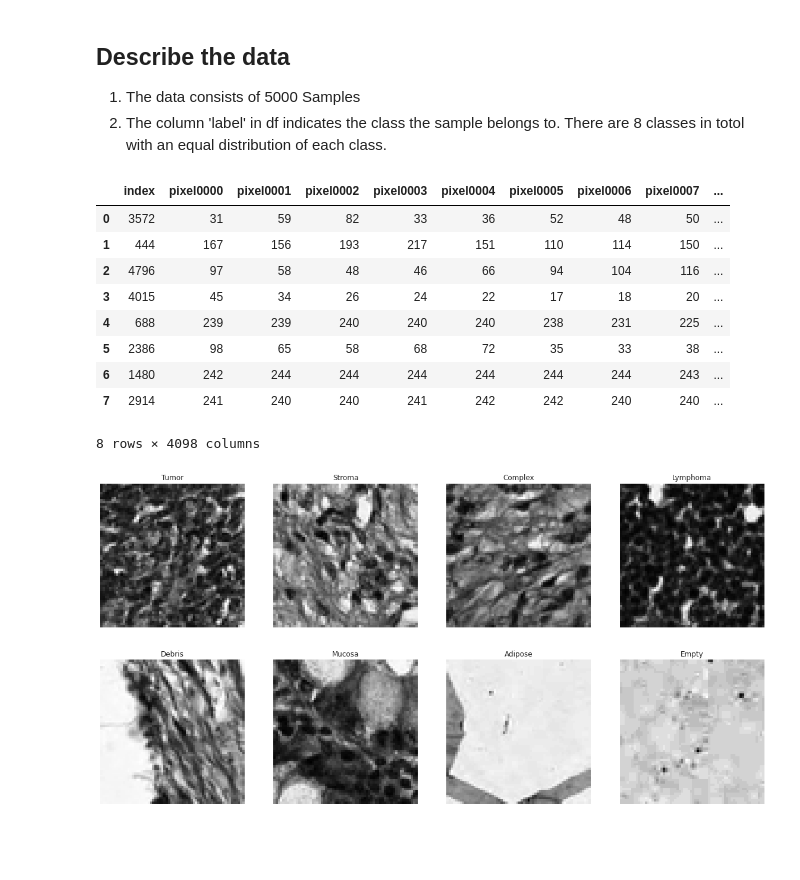
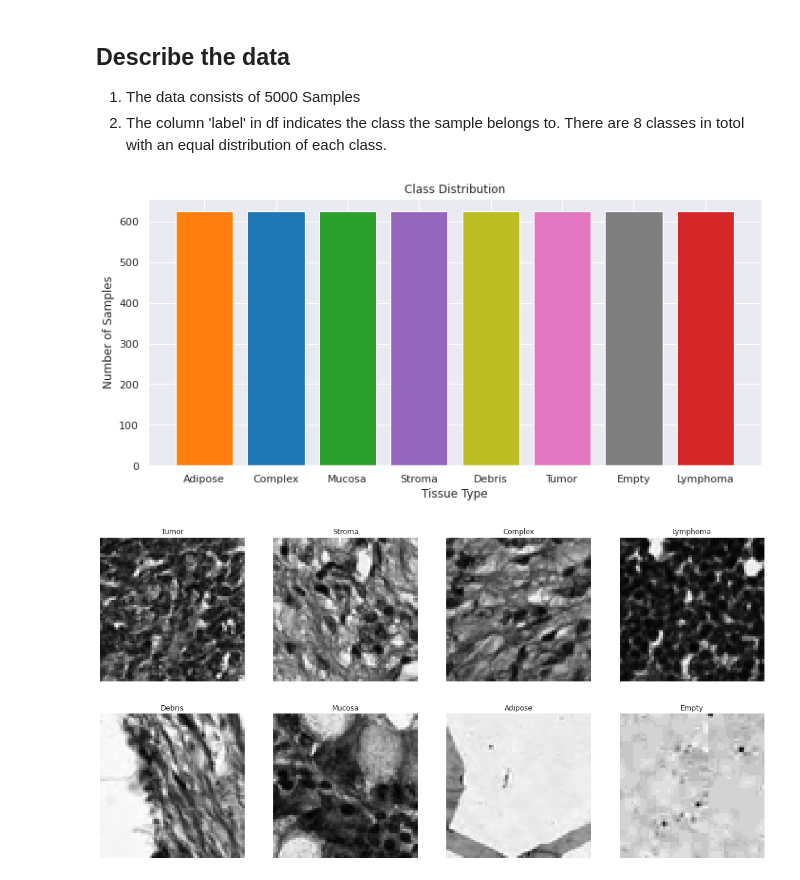
Before and after one commit to sharyar/CLFModelComparison, a Jupyter notebook: 02_Data_Preprocessing/explore_data.ipynb, the cells around one changed output. Drawn from its saved outputs; the diff is of its cells as text; code cells hidden in the pictures; blank space fills up the shorter version.

```diff
--- a/02_Data_Preprocessing/explore_data.ipynb
+++ b/02_Data_Preprocessing/explore_data.ipynb
@@ -65,20 +38,18 @@ fig.show() # Shows that the data is evenly distrubted
+# %%
+colors_bar = ['tab:orange','tab:blue','tab:green','tab:purple', 'tab:olive', 'tab:pink', 'tab:gray', 'tab:red']
+plt.figure(figsize=(10,5))
+bar_plot = plt.bar(pd_class_counts.index, pd_class_counts.values, color=colors_bar)
+plt.xlabel('Tissue Type')
+plt.ylabel('Number of Samples')
+plt.title('Class Distribution')
+plt.tight_layout()
+plt.savefig('Class_distribution.png')
+# %% [output]
+[figure, added]
 # %%
 img_list_grouped_df = df.groupby('label').sample(n=1, random_state=42)
 # %%
 img_list_grouped = np.reshape(img_list_grouped_df.loc[:, img_list_grouped_df.columns != 'label'].values, (8,64,64))
-# %%
-img_list_grouped_df.reset_index()
-# %% [output]
-|  | index | pixel0000 | pixel0001 | pixel0002 | pixel0003 | pixel0004 | pixel0005 | pixel0006 | pixel0007 | ... |
-| 0 | 3572 | 31 | 59 | 82 | 33 | 36 | 52 | 48 | 50 | ... |
-| 1 | 444 | 167 | 156 | 193 | 217 | 151 | 110 | 114 | 150 | ... |
-| 2 | 4796 | 97 | 58 | 48 | 46 | 66 | 94 | 104 | 116 | ... |
-| 3 | 4015 | 45 | 34 | 26 | 24 | 22 | 17 | 18 | 20 | ... |
-| 4 | 688 | 239 | 239 | 240 | 240 | 240 | 238 | 231 | 225 | ... |
-| 5 | 2386 | 98 | 65 | 58 | 68 | 72 | 35 | 33 | 38 | ... |
-| 6 | 1480 | 242 | 244 | 244 | 244 | 244 | 244 | 244 | 243 | ... |
-| 7 | 2914 | 241 | 240 | 240 | 241 | 242 | 242 | 240 | 240 | ... |
-8 rows × 4098 columns
 # %%
 fig, axes = plt.subplots(ncols=4, nrows=2, figsize=(20,10))
 
```
Also changed, not shown: parts of 7 cells of this notebook, 32 other files.
